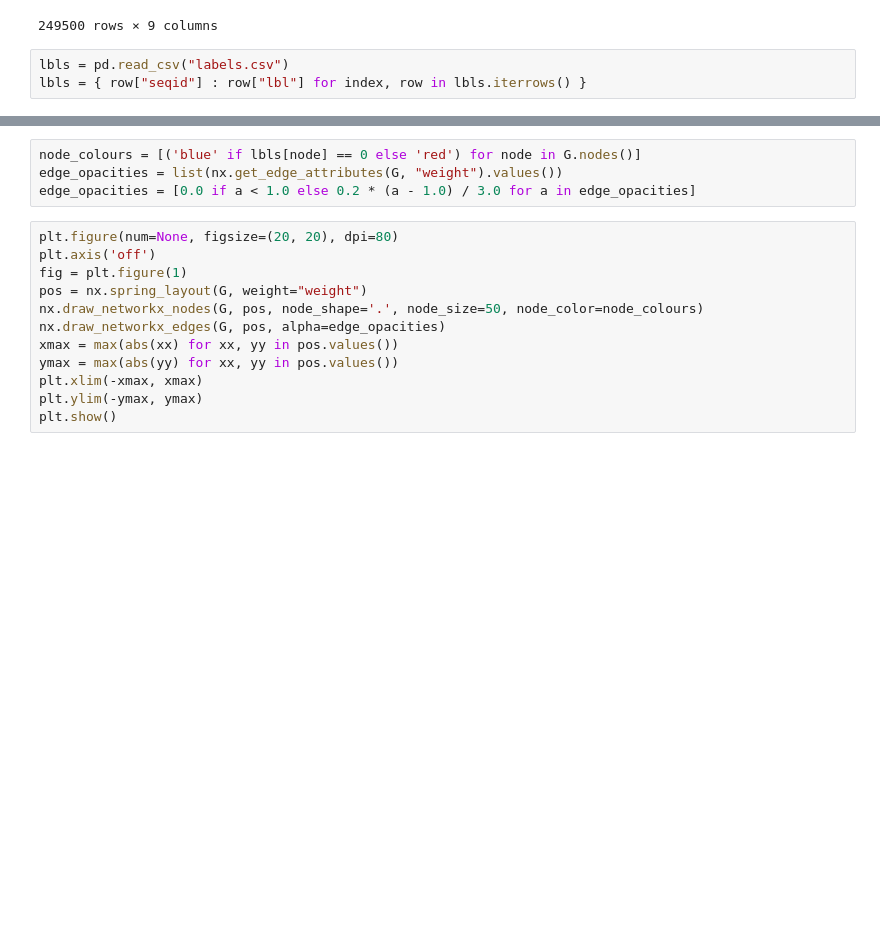
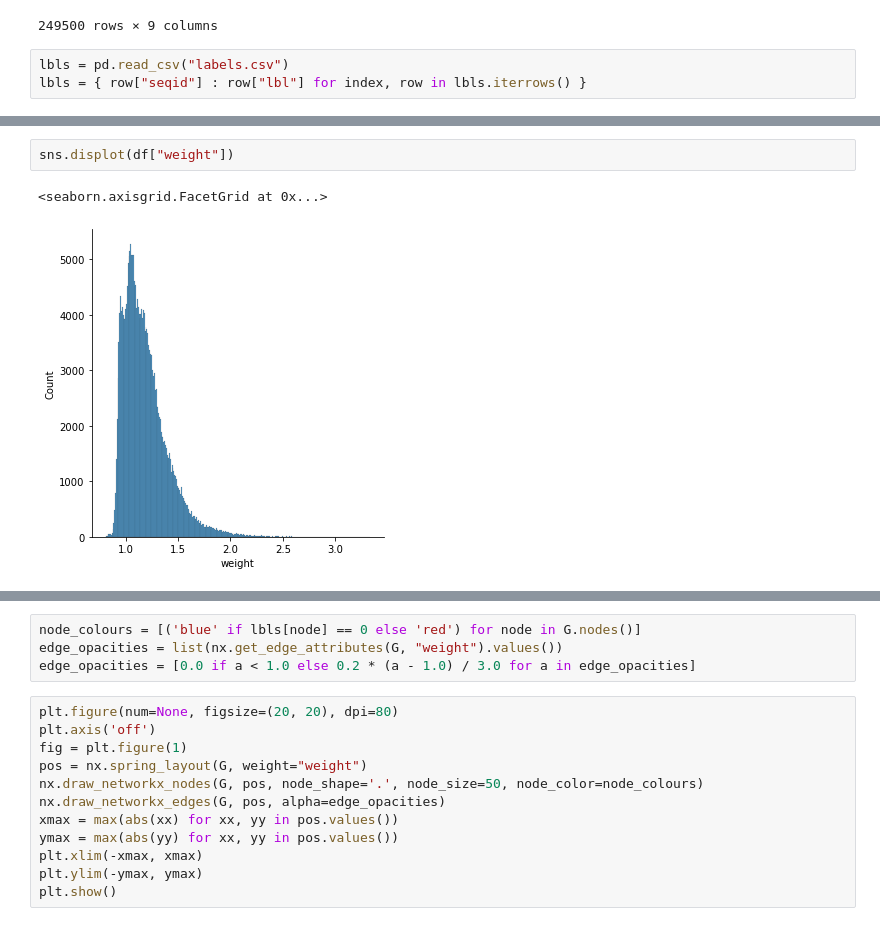
Before and after one commit to samuelbarrett1234/csproject, a Jupyter notebook: NCD Graph Visualiser.ipynb, the cells around one changed output, grey strips where cells are left out. Saved outputs shown, nothing was run; the diff lists cells and outputs as text; blank space fills up the shorter version.

```diff
--- a/NCD Graph Visualiser.ipynb
+++ b/NCD Graph Visualiser.ipynb
@@ -30,0 +38,5 @@ G = nx.from_pandas_edgelist(df, "seqid_1", "seqid_2", "weight")
+# %%
+sns.displot(df["weight"])
+# %% [output]
+<seaborn.axisgrid.FacetGrid at 0x...>
+[figure, added]
```
Also changed, not shown: parts of 6 cells of this notebook.
